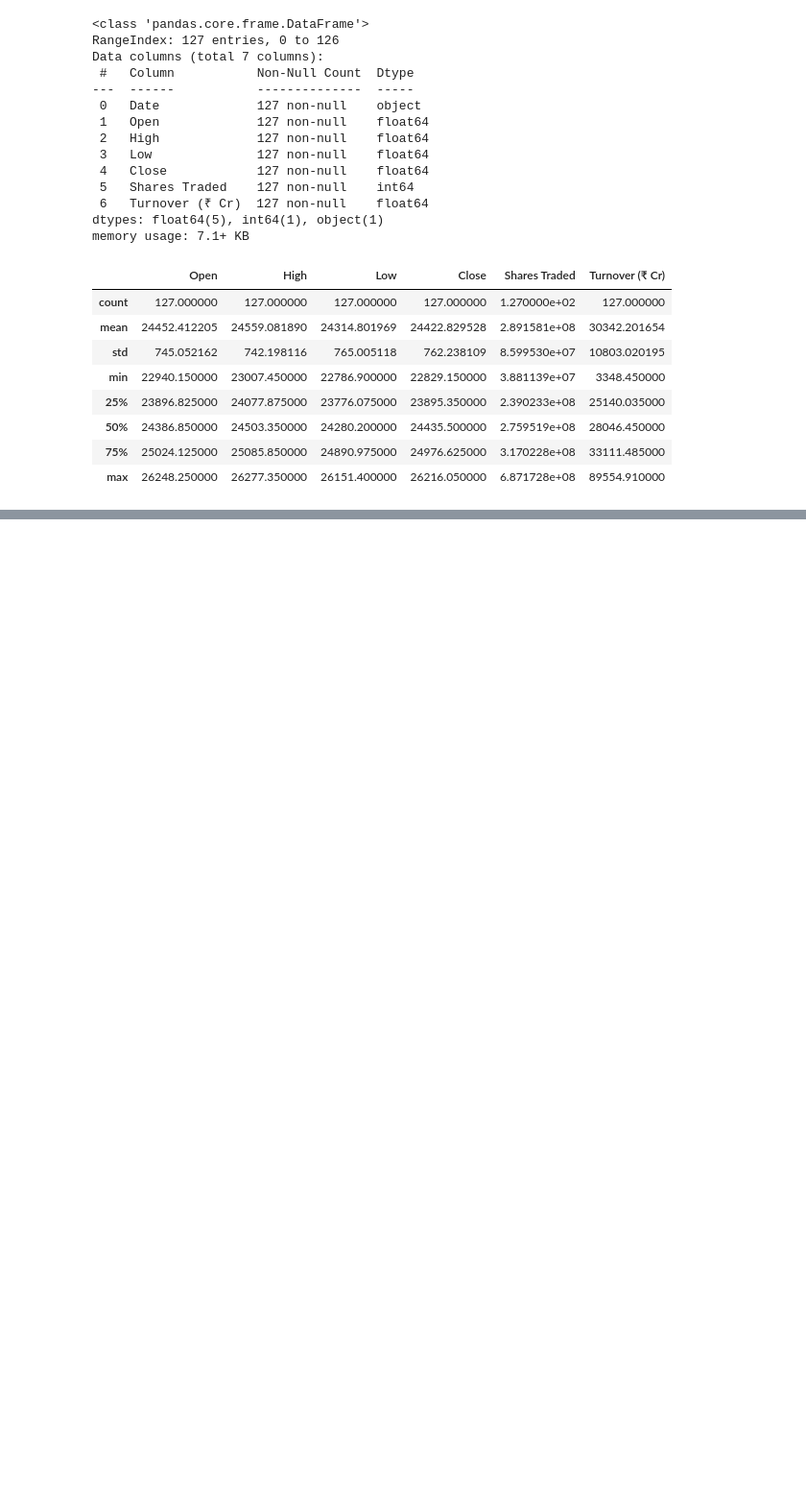
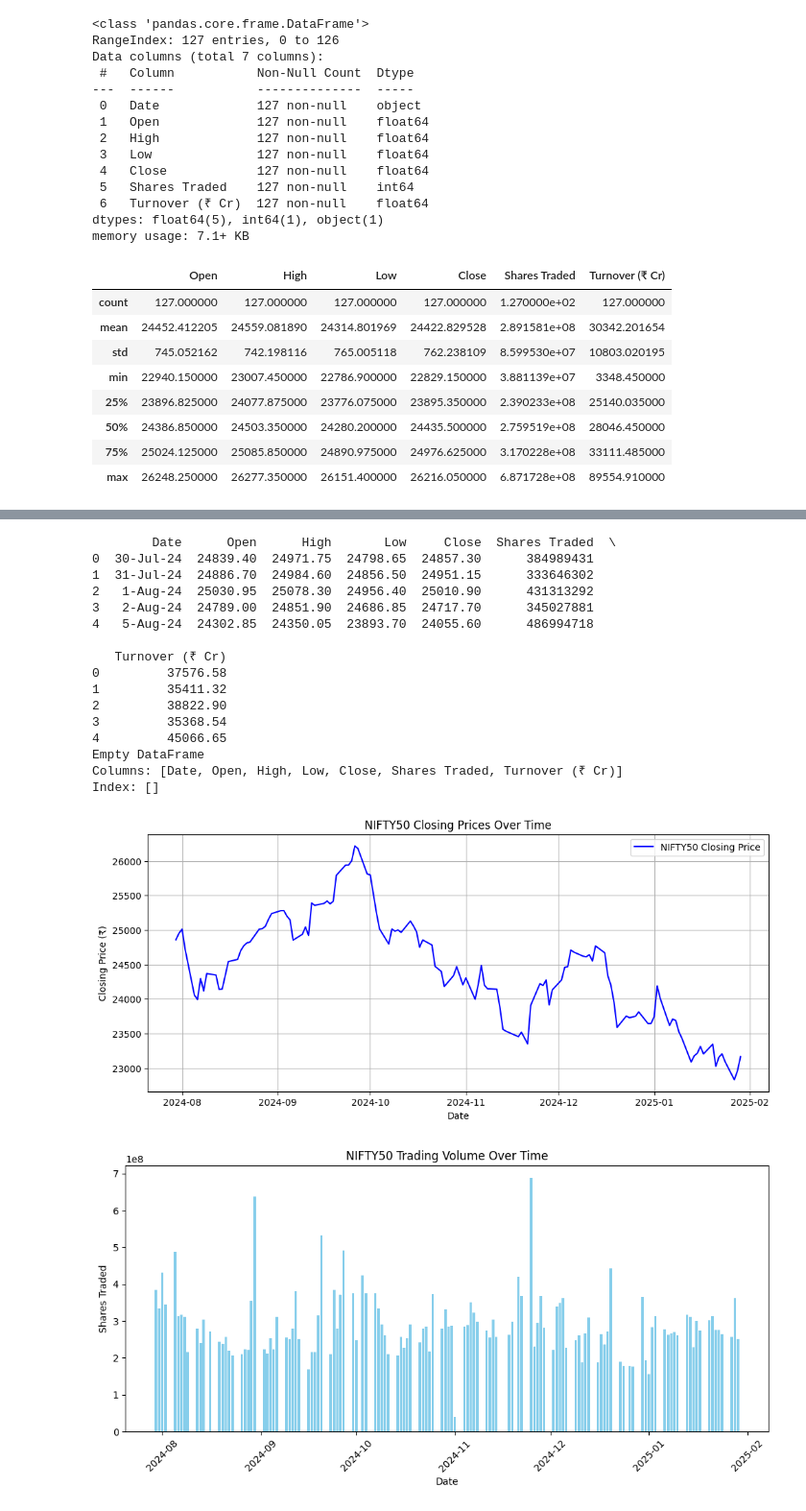
Before and after one commit to Tushar321Khandelwal/stock-market-Analyzer, a Jupyter notebook: analyzer.ipynb, the cells around one changed output, grey strips where cells are left out. Shown at 96% size. Drawn from its saved outputs; the diff is of its cells as text; code cells hidden in the pictures; blank space fills up the shorter version.

Commit message:
Visualization and file handling

```diff
--- a/analyzer.ipynb
+++ b/analyzer.ipynb
@@ -44,0 +65,78 @@ df.describe()
+# %%
+import pandas as pd
+import matplotlib.pyplot as plt
+import seaborn as sns
+
+# Load dataset
+df = pd.read_csv("nifty_fifty.csv")
+
+# Check the first few rows to see the actual date format
+print(df.head())
+
+# Convert Date column to datetime, handling different formats
+df["Date"] = pd.to_datetime(df["Date"], errors="coerce")  # Automatically detects format
+
+# Check if there are any NaT (Not a Time) values
+print(df[df["Date"].isna()])
+
+# Drop rows where date conversion failed (optional)
+df = df.dropna(subset=["Date"])
+
+# Sort by date for proper visualization
+df = df.sort_values("Date")
+
+def plot_closing_prices(df):
+    """Plots the closing prices over time."""
+    plt.figure(figsize=(12, 5))
+    plt.plot(df["Date"], df["Close"], label="NIFTY50 Closing Price", color="blue")
+
+    plt.xlabel("Date")
+    plt.ylabel("Closing Price (₹)")
+    plt.title("NIFTY50 Closing Prices Over Time")
+    plt.legend()
+    plt.grid()
+    plt.show()
+
+def plot_trading_volume(df):
+    """Creates a bar chart of trading volume."""
+    plt.figure(figsize=(12, 5))
+    plt.bar(df["Date"], df["Shares Traded"], color="skyblue")
+
+    plt.xlabel("Date")
+    plt.ylabel("Shares Traded")
+    plt.title("NIFTY50 Trading Volume Over Time")
+    plt.xticks(rotation=45)
+    plt.show()
+
+def plot_correlation_heatmap(df):
+    """Generates a heatmap for numerical correlations."""
+    correlation_matrix = df[["Open", "High", "Low", "Close", "Shares Traded", "Turnover (₹ Cr)"]].corr()
+
+    plt.figure(figsize=(8, 6))
+    sns.heatmap(correlation_matrix, annot=True, cmap="coolwarm", linewidths=0.5)
+    plt.title("Stock Market Correlation Heatmap")
+    plt.show()
+
+# Call functions to visualize data
+plot_closing_prices(df)
+plot_trading_volume(df)
+plot_correlation_heatmap(df)
+# %% [output]
+        Date      Open      High       Low     Close  Shares Traded  \
+0  30-Jul-24  24839.40  24971.75  24798.65  24857.30      384989431
+1  31-Jul-24  24886.70  24984.60  24856.50  24951.15      333646302
+2   1-Aug-24  25030.95  25078.30  24956.40  25010.90      431313292
+3   2-Aug-24  24789.00  24851.90  24686.85  24717.70      345027881
+4   5-Aug-24  24302.85  24350.05  23893.70  24055.60      486994718
+
+   Turnover (₹ Cr)
+0         37576.58
+1         35411.32
+2         38822.90
+3         35368.54
+4         45066.65
+Empty DataFrame
+Columns: [Date, Open, High, Low, Close, Shares Traded, Turnover (₹ Cr)]
+Index: []
+[figure, added]
+[figure, added]
```
Also changed, not shown: parts of 3 cells of this notebook, 1 other file.
